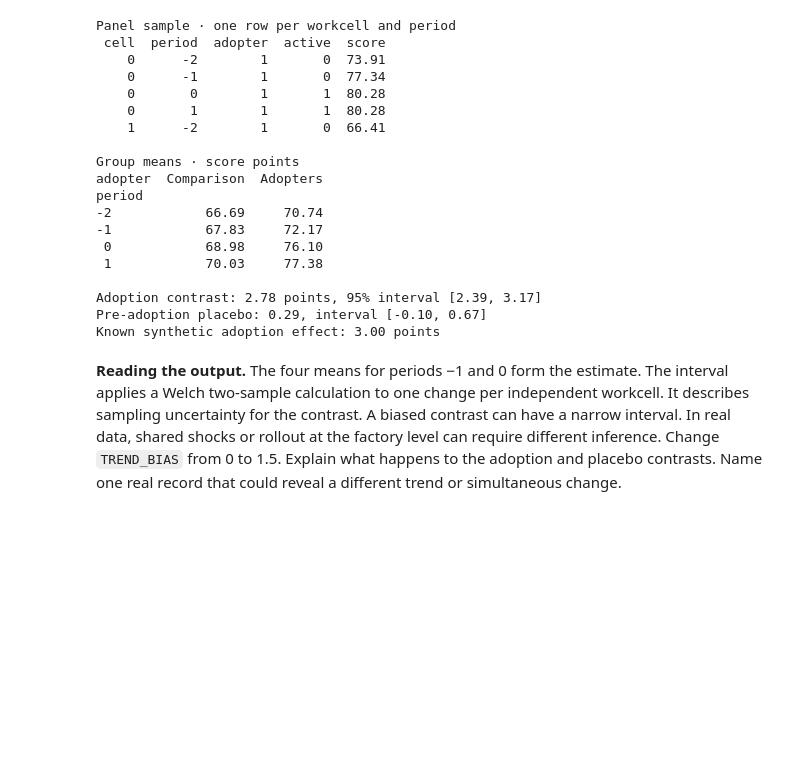
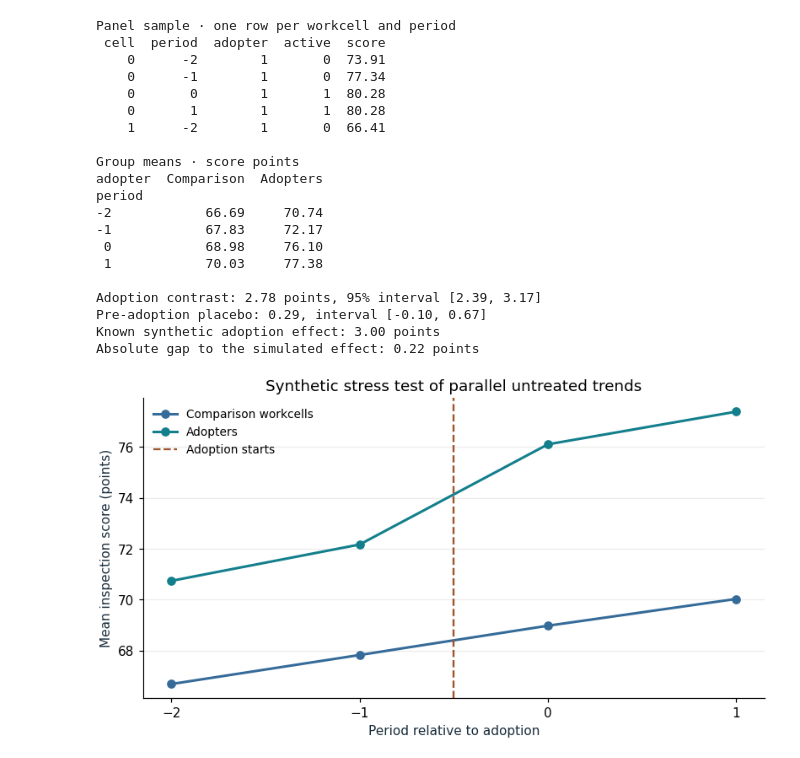
Before and after one commit to sunshineluyao/ml4ss, a Jupyter notebook: modules/05-causal-inference/week04_causal_ml.ipynb, the cells around one changed output. Drawn from its saved outputs; the diff is of its cells as text; code cells hidden in the pictures; blank space fills up the shorter version.

```diff
--- a/modules/05-causal-inference/week04_causal_ml.ipynb
+++ b/modules/05-causal-inference/week04_causal_ml.ipynb
@@ -61,0 +237,20 @@ $$\widehat{\mathrm{ATT}}=(\bar Y_{G=1,t=0}-\bar Y_{G=1,t=-1})-(\bar Y_{G=0,t=0}-
+# %%
+if survey is not None:
+    checks = [("Paired sample", ck_did)]
+    available = survey.groupby("state")[["before", "after"]].mean()
+    checks.append(("Available waves (composition can change)",
+                   (available.loc[1, "after"] - available.loc[1, "before"])
+                   - (available.loc[0, "after"] - available.loc[0, "before"])))
+    for weight in (0.25, 0.75):
+        estimate, _, _ = paired_contrast(make_fte(survey, weight))
+        checks.append((f"Part-time weight = {weight:.2f}", estimate))
+    for number, name in {1: "Burger King", 2: "KFC", 3: "Roy Rogers", 4: "Wendy's"}.items():
+        estimate, _, _ = paired_contrast(survey[survey.chain != number])
+        checks.append((f"Leave out {name}", estimate))
+
+    controls = pd.get_dummies(ck_pairs[["state", "chain", "co_owned"]].astype({"chain": "category"}),
+                             columns=["chain"], drop_first=True, dtype=float)
+    adjusted = LinearRegression().fit(controls, ck_pairs.change)
+    checks.append(("Adjust for baseline chain and company ownership", adjusted.coef_[0]))
+    print("Sensitivity estimates in FTE units (the part-time weight alters the measurement scale)")
+    print(pd.DataFrame(checks, columns=["Comparison", "DiD or adjusted contrast"]).round(2).to_string(index=False))
@@ -93,32 +316,43 @@ def mean_change_difference(first, second):
 
 
 did = mean_change_difference(-1, 0)
 placebo = mean_change_difference(-2, -1)
 panel_means = panel.pivot_table(index="period", columns="adopter", values="score")
 print("\nGroup means · score points")
 print(panel_means.rename(columns={0:"Comparison", 1:"Adopters"}).round(2).to_string())
 print(f"\nAdoption contrast: {did[0]:.2f} points, 95% interval [{did[1]:.2f}, {did[2]:.2f}]")
 print(f"Pre-adoption placebo: {placebo[0]:.2f}, interval [{placebo[1]:.2f}, {placebo[2]:.2f}]")
 print(f"Known synthetic adoption effect: {TRUE_EFFECT:.2f} points")
+
+print(f"Absolute gap to the simulated effect: {abs(did[0] - TRUE_EFFECT):.2f} points")
+fig, ax = plt.subplots(figsize=(7.25, 3.95), layout="constrained")
+for group_id, name, color in [(0, "Comparison workcells", "#356B99"), (1, "Adopters", "#137F8C")]:
+    ax.plot(times, panel_means[group_id], marker="o", lw=2, label=name, color=color)
+ax.axvline(-0.5, linestyle="--", color="#9D542B", label="Adoption starts")
+ax.set(xticks=times, xlabel="Period relative to adoption", ylabel="Mean inspection score (points)",
+       title="Synthetic stress test of parallel untreated trends")
+ax.grid(axis="y", alpha=.24)
+ax.legend(frameon=False, fontsize=9)
+plt.show()
 # %% [output]
 Panel sample · one row per workcell and period
  cell  period  adopter  active  score
     0      -2        1       0  73.91
     0      -1        1       0  77.34
     0       0        1       1  80.28
     0       1        1       1  80.28
     1      -2        1       0  66.41
 
 Group means · score points
 adopter  Comparison  Adopters
 period
 -2            66.69     70.74
 -1            67.83     72.17
  0            68.98     76.10
  1            70.03     77.38
 
 Adoption contrast: 2.78 points, 95% interval [2.39, 3.17]
 Pre-adoption placebo: 0.29, interval [-0.10, 0.67]
 Known synthetic adoption effect: 3.00 points
+Absolute gap to the simulated effect: 0.22 points
+[figure, added]
-# %% [markdown]
-**Reading the output.** The four means for periods −1 and 0 form the estimate. The interval applies a Welch two-sample calculation to one change per independent workcell. It describes sampling uncertainty for the contrast. A biased contrast can have a narrow interval. In real data, shared shocks or rollout at the factory level can require different inference. Change `TREND_BIAS` from 0 to 1.5. Explain what happens to the adoption and placebo contrasts. Name one real record that could reveal a different trend or simultaneous change.
```
Also changed, not shown: parts of 32 cells of this notebook, 2 other files.
